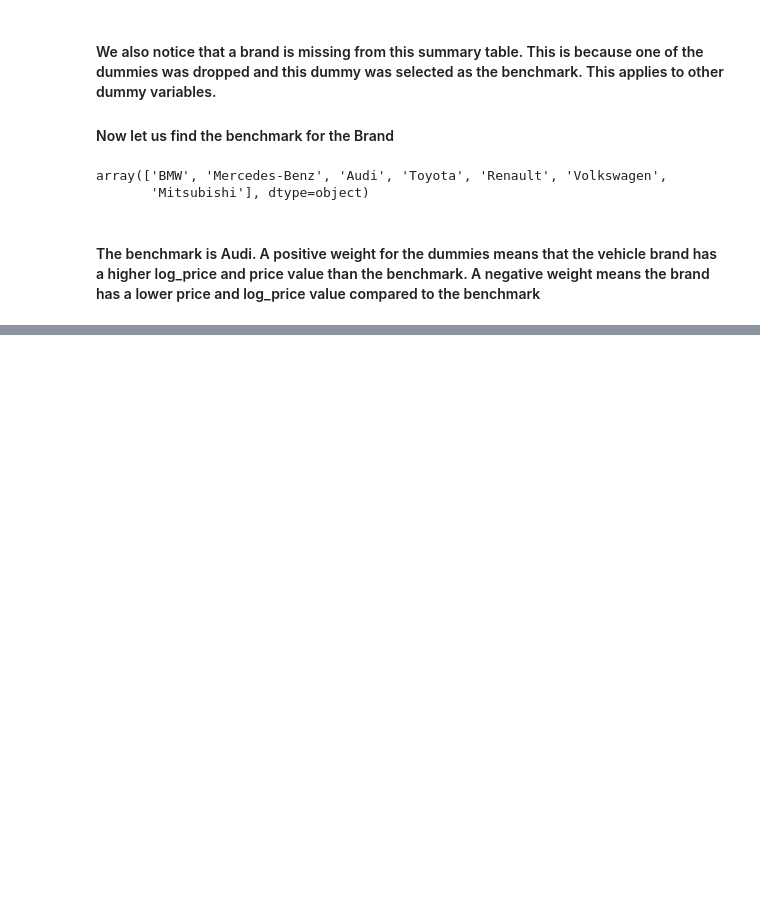
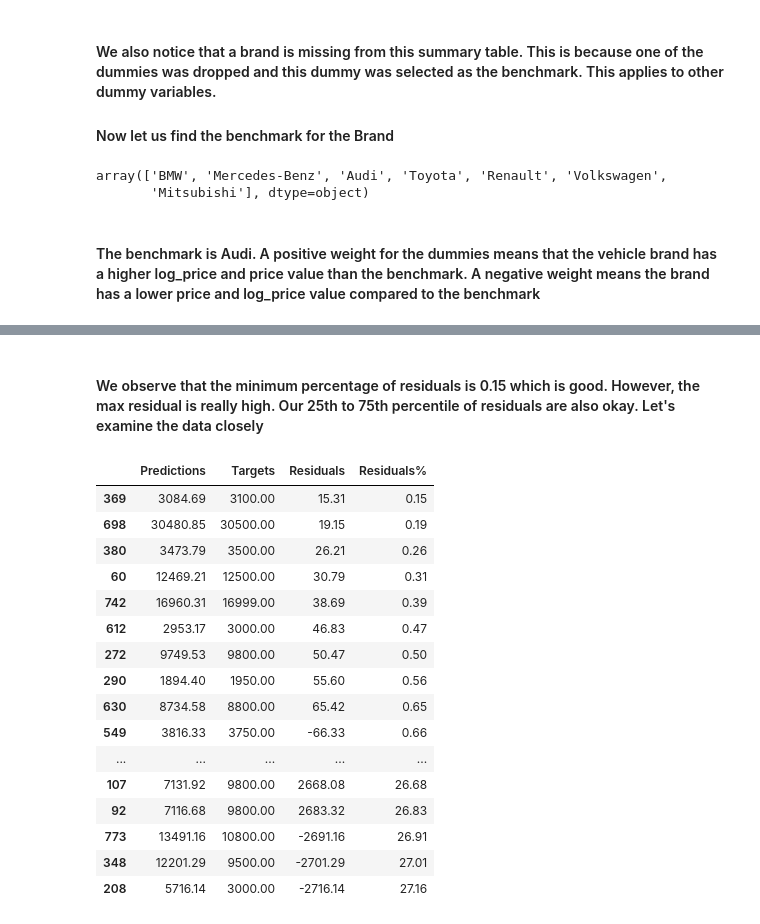
Before and after one commit to liyi54/regressions, a Jupyter notebook: Practical Example Linear Regression.ipynb, the cells around one changed output, grey strips where cells are left out. Saved outputs shown, nothing was run; the diff lists cells and outputs as text; code cells hidden in the pictures; blank space fills up the shorter version.

Commit message:
compared residuals

```diff
--- a/Practical Example Linear Regression.ipynb
+++ b/Practical Example Linear Regression.ipynb
@@ -404,0 +434,3 @@ array(['BMW', 'Mercedes-Benz', 'Audi', 'Toyota', 'Renault', 'Volkswagen',
+# %%
+df_perf['Targets'] = np.exp(y_test)
+df_perf
@@ -404,0 +468,5 @@ array(['BMW', 'Mercedes-Benz', 'Audi', 'Toyota', 'Renault', 'Volkswagen',
+# %%
+y_test = y_test.reset_index(drop = True)
+# %%
+df_perf['Targets'] = np.exp(y_test)
+df_perf
@@ -404,0 +487,4 @@ array(['BMW', 'Mercedes-Benz', 'Audi', 'Toyota', 'Renault', 'Volkswagen',
+# %%
+df_perf['Residuals'] = df_perf['Targets'] - df_perf['Predictions']
+df_perf['Residuals%'] = abs(df_perf['Targets'] - df_perf['Predictions'])/100
+df_perf
@@ -404,0 +517,24 @@ array(['BMW', 'Mercedes-Benz', 'Audi', 'Toyota', 'Renault', 'Volkswagen',
+# %% [markdown]
+#### We observe that the minimum percentage of residuals is 0.15 which is good. However, the max residual is really high. Our 25th to 75th percentile of residuals are also okay. Let's examine the data closely
+# %%
+pd.options.display.max_rows = 999
+pd.set_option('display.float_format', lambda x: '%.2f'%x)
+df_perf.sort_values(by = ['Residuals%'])
+# %% [output]
+|  | Predictions | Targets | Residuals | Residuals% |
+| 369 | 3084.69 | 3100.00 | 15.31 | 0.15 |
+| 698 | 30480.85 | 30500.00 | 19.15 | 0.19 |
+| 380 | 3473.79 | 3500.00 | 26.21 | 0.26 |
+| 60 | 12469.21 | 12500.00 | 30.79 | 0.31 |
+| 742 | 16960.31 | 16999.00 | 38.69 | 0.39 |
+| 612 | 2953.17 | 3000.00 | 46.83 | 0.47 |
+| 272 | 9749.53 | 9800.00 | 50.47 | 0.50 |
+| 290 | 1894.40 | 1950.00 | 55.60 | 0.56 |
+| 630 | 8734.58 | 8800.00 | 65.42 | 0.65 |
+| 549 | 3816.33 | 3750.00 | -66.33 | 0.66 |
+| ... | ... | ... | ... | ... |
+| 107 | 7131.92 | 9800.00 | 2668.08 | 26.68 |
+| 92 | 7116.68 | 9800.00 | 2683.32 | 26.83 |
+| 773 | 13491.16 | 10800.00 | -2691.16 | 26.91 |
+| 348 | 12201.29 | 9500.00 | -2701.29 | 27.01 |
+| 208 | 5716.14 | 3000.00 | -2716.14 | 27.16 |
```
Also changed, not shown: parts of 29 cells of this notebook, 1 other file.
